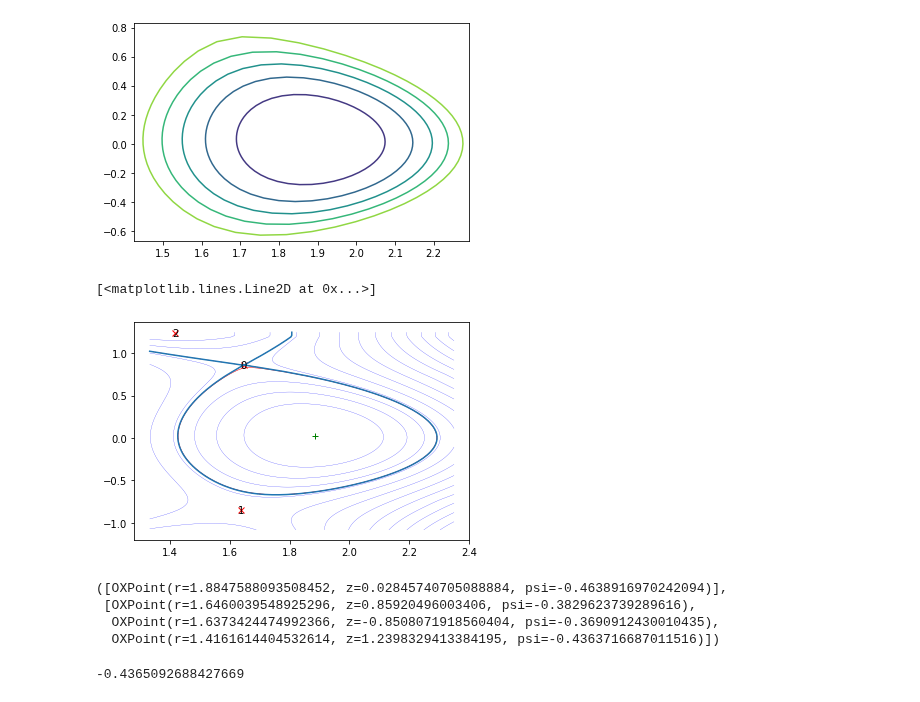
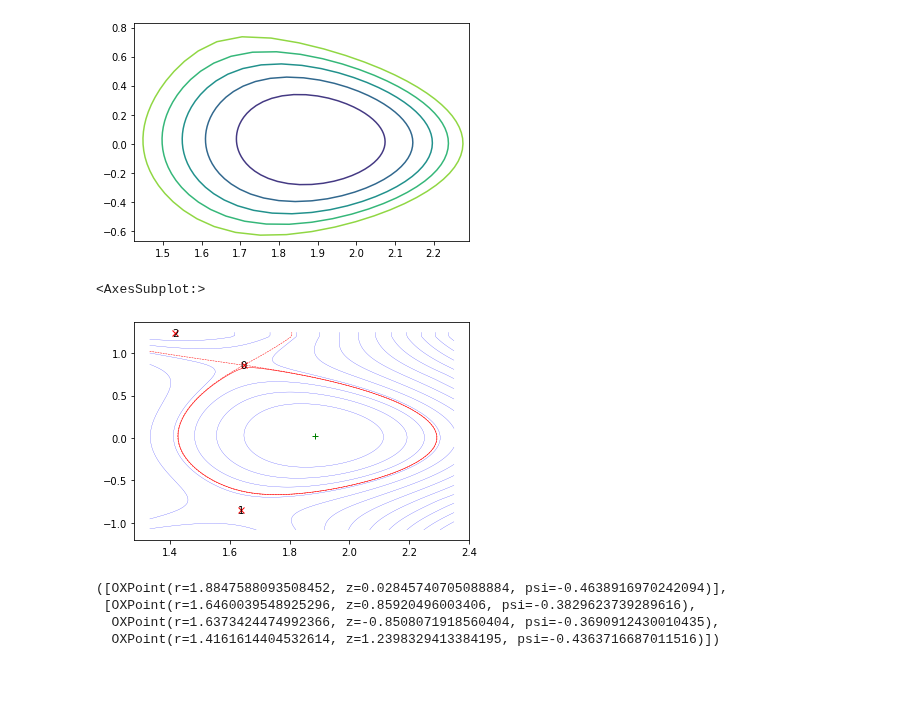
Before and after one commit to fusion-yun/fytok_old, a Jupyter notebook: examples/demo_eq.ipynb, the cells around one changed output. Drawn from its saved outputs; the diff is of its cells as text; code cells hidden in the pictures.

```diff
--- a/examples/demo_eq.ipynb
+++ b/examples/demo_eq.ipynb
@@ -53,12 +48,11 @@ plt.contour(eq.profiles_2d.r,eq.profiles_2d.z,eq.profiles_2d.psi(eq.profiles_2d.
 # %%
 eq.plot(
     boundary=True,
     separatrix=True,
     contour=np.linspace(0,5,20),)
-plt.plot(eq.boundary_separatrix.outline.r,eq.boundary_separatrix.outline.z)
 # %% [output]
-[<matplotlib.lines.Line2D at 0x...>]
+<AxesSubplot:>
-[figure, old version]
+[figure, new version]
 # %%
 eq.profiles_2d._coord.critical_points
 # %% [output]
@@ -66,7 +60,3 @@ eq.profiles_2d._coord.critical_points
  [OXPoint(r=1.6460039548925296, z=0.85920496003406, psi=-0.3829623739289616),
   OXPoint(r=1.6373424474992366, z=-0.8508071918560404, psi=-0.3690912430010435),
   OXPoint(r=1.4161614404532614, z=1.2398329413384195, psi=-0.4363716687011516)])
-# %%
-eq.boundary.psi
-# %% [output]
--0.4365092688427669
```
Also changed, not shown: parts of 5 cells of this notebook, 2 other files.
